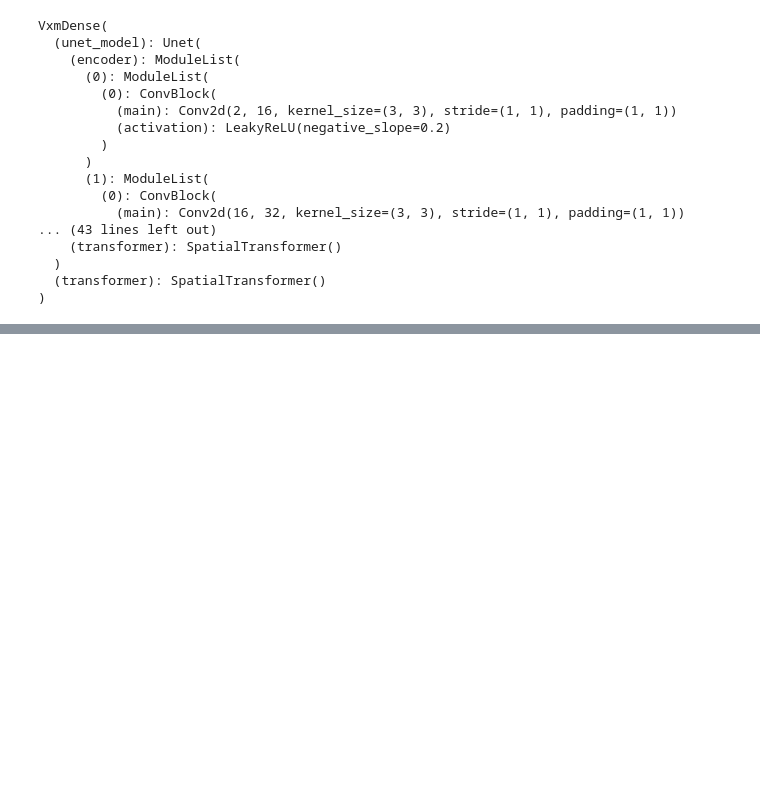
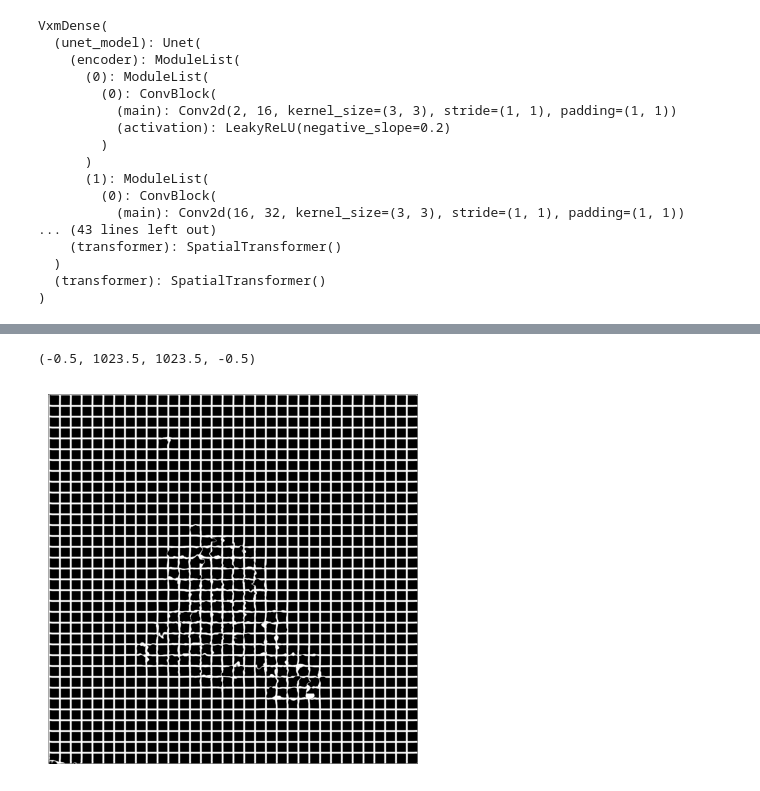
Before and after one commit to MASILab/DAPI_RegNet, a Jupyter notebook: vxl_morph/voxelmorph-dev/009_visualizing_warp_field.ipynb, the cells around one changed output, grey strips where cells are left out. Drawn from its saved outputs; the diff is of its cells as text; code cells hidden in the pictures; blank space fills up the shorter version.

```diff
--- a/vxl_morph/voxelmorph-dev/009_visualizing_warp_field.ipynb
+++ b/vxl_morph/voxelmorph-dev/009_visualizing_warp_field.ipynb
@@ -25,6 +27,11 @@ plt.show()
 # %%
 device = torch.device('cuda:0' if torch.cuda.is_available() else 'cpu')
-best_model_path='/home-local/rudravg/test_DAPI/Smoothness_0.1_epochs/epoch_20/epoch_20.pth'
+#trial2_epochs/epoch_113/epoch_113.pth -> 0.001
+#Inc_smoothness_epochs_v2/epoch_20/epoch_20.pth -> 0.01
+#Smoothness_0.1_epochs/epoch_20/epoch_20.pth -> 0.1
+#Smoothness_1_epochs/epoch_15/epoch_15.pth -> 1
+best_model_path='/home-local/rudravg/test_DAPI/1024_Dataset_V2/Smoothness_10_epochs/epoch_10/epoch_10.pth'
+#best_model_path='/home-local/rudravg/test_DAPI/Smoothness_0.1_epochs/epoch_20/epoch_20.pth'
 best_model=vxm.networks.VxmDense.load(best_model_path, device)
 best_model.to(device)
 best_model.eval()
@@ -55,4 +62,4 @@ fixed_image = torch.from_numpy(fixed_image).to(device).float().permute(0, 3, 1,
 moving_image = torch.from_numpy(moving_image).to(device).float().permute(0, 3, 1, 2)
 pred_image,warp_field=best_model(moving_image,fixed_image,registration=True)
 # %%
-warp_field=warp_field.cpu().detach().numpy().squeeze()
+# warp_field=warp_field.cpu().detach().numpy().squeeze()
@@ -94,0 +119,11 @@ plt.show()
+# %%
+grid_image = grid_image[np.newaxis, ..., np.newaxis]
+grid_image = torch.from_numpy(grid_image).to(device).float().permute(0, 3, 1, 2)
+deformed_grid=best_model.transformer(grid_image,warp_field)
+deformed_grid=deformed_grid.squeeze().cpu().detach().numpy()
+#Plot the deformation field
+plt.imshow(deformed_grid, cmap='gray')
+plt.axis('off')
+# %% [output]
+(-0.5, 1023.5, 1023.5, -0.5)
+[figure, added]
```
Also changed, not shown: parts of 5 cells of this notebook, 25 other files.
